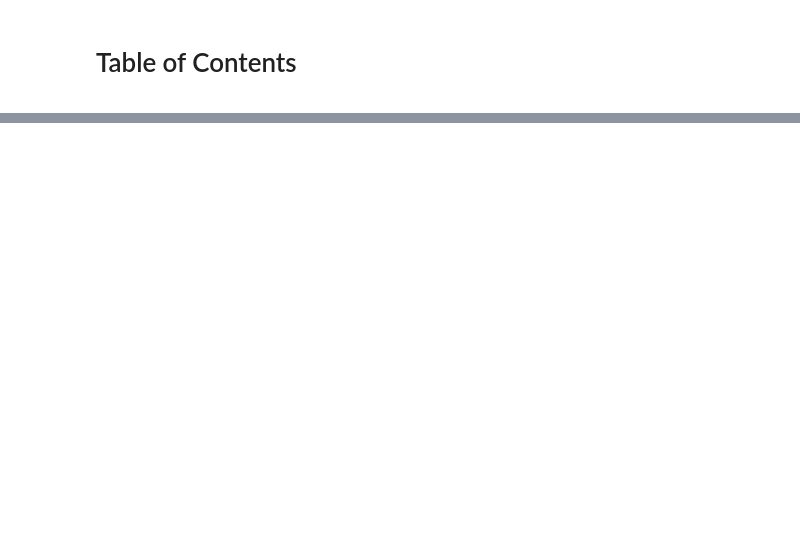
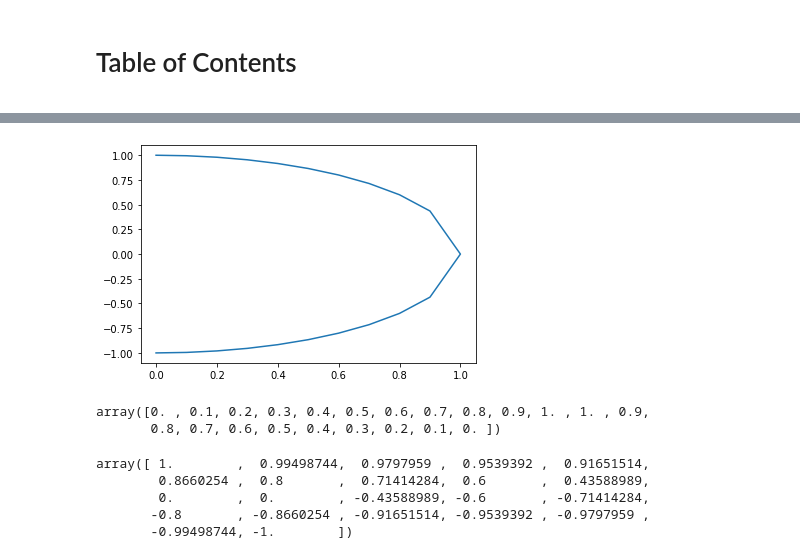
Before and after one commit to MaartenKool/CookBooks, a Jupyter notebook: Untitled5.ipynb, the cells around one changed output, grey strips where cells are left out. Saved outputs shown, nothing was run; the diff lists cells and outputs as text; code cells hidden in the pictures; blank space fills up the shorter version.

```diff
--- a/Untitled5.ipynb
+++ b/Untitled5.ipynb
@@ -62,0 +72,39 @@ TypeError: 'tuple' object does not support item assignment
+# %%
+import matplotlib.pyplot as plt
+import numpy as np
+
+def generate_semicircle(center_x, center_y, radius, stepsize=0.1):
+    """
+    generates coordinates for a semicircle, centered at center_x, center_y
+    """
+
+    x = np.arange(center_x, center_x+radius+stepsize, stepsize)
+    y = np.sqrt(radius**2 - x**2)
+
+    # since each x value has two corresponding y-values, duplicate x-axis.
+    # [::-1] is required to have the correct order of elements for plt.plot.
+    x = np.concatenate([x,x[::-1]])
+
+    # concatenate y and flipped y.
+    y = np.concatenate([y,-y[::-1]])
+
+    return x, y + center_y
+# %%
+x,y = generate_semicircle(0,0,1, 0.1)
+plt.plot(x, y)
+plt.show()
+# %% [output]
+[figure, added]
+# %%
+x
+# %% [output]
+array([0. , 0.1, 0.2, 0.3, 0.4, 0.5, 0.6, 0.7, 0.8, 0.9, 1. , 1. , 0.9,
+       0.8, 0.7, 0.6, 0.5, 0.4, 0.3, 0.2, 0.1, 0. ])
+# %%
+y
+# %% [output]
+array([ 1.        ,  0.99498744,  0.9797959 ,  0.9539392 ,  0.91651514,
+        0.8660254 ,  0.8       ,  0.71414284,  0.6       ,  0.43588989,
+        0.        ,  0.        , -0.43588989, -0.6       , -0.71414284,
+       -0.8       , -0.8660254 , -0.91651514, -0.9539392 , -0.9797959 ,
+       -0.99498744, -1.        ])
```
Also changed, not shown: parts of 6 cells of this notebook, 3 other files.
